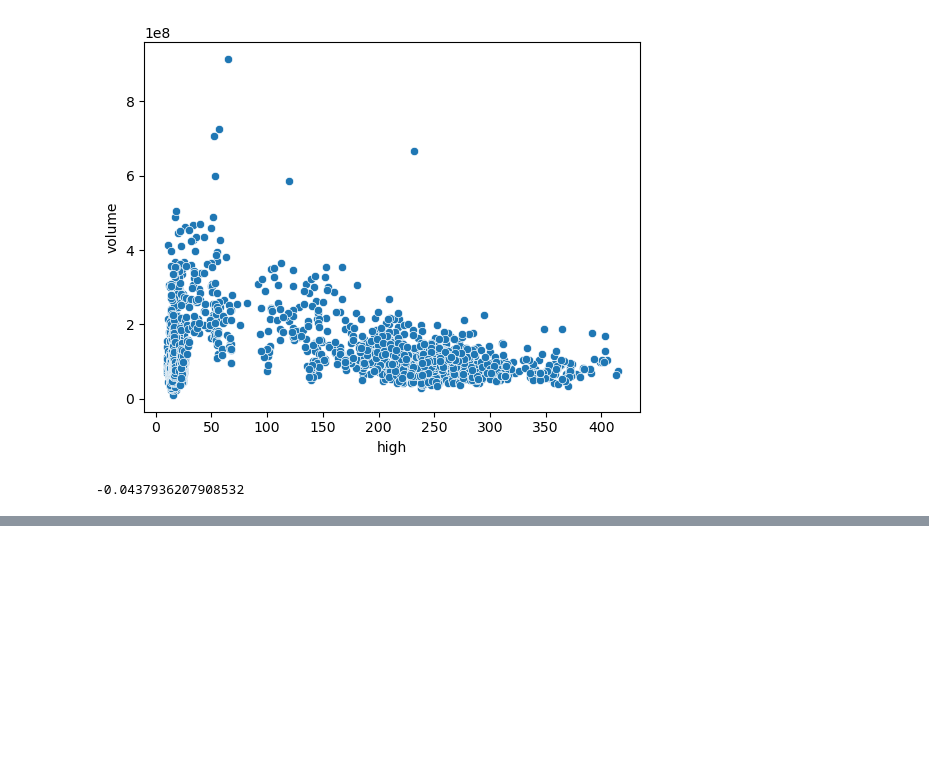
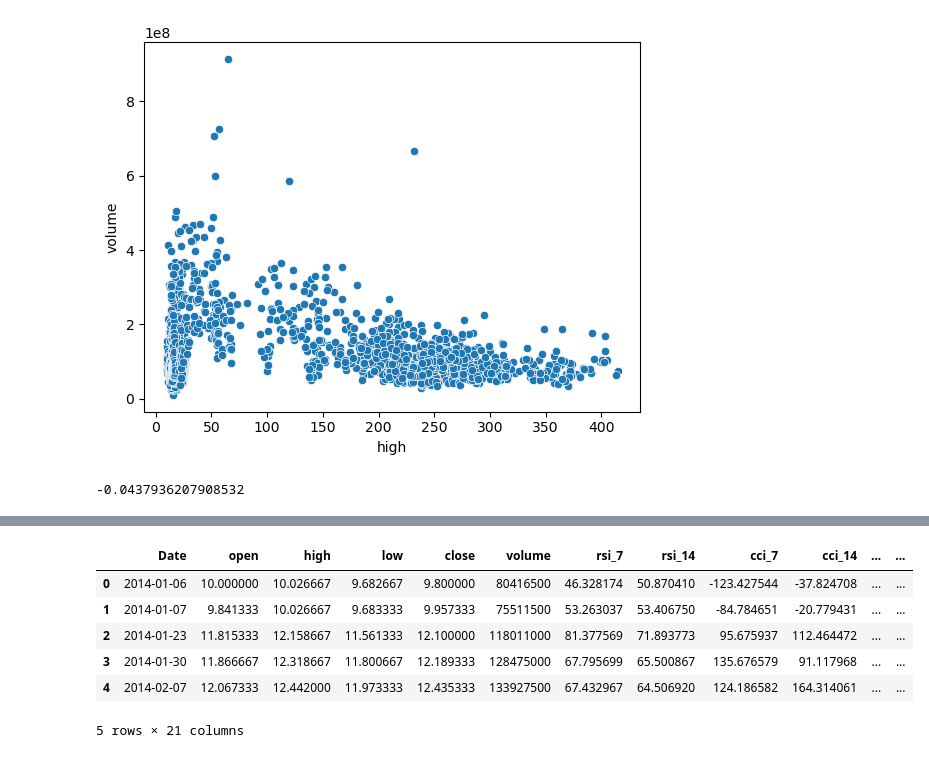
Before and after one commit to CrunchySweet/AI, a Jupyter notebook: Semester1/Stocks/Tesla.ipynb, the cells around one changed output, grey strips where cells are left out. Cells and saved outputs as stored; diff of their text form; code cells hidden in the pictures; blank space fills up the shorter version.

```diff
--- a/Semester1/Stocks/Tesla.ipynb
+++ b/Semester1/Stocks/Tesla.ipynb
@@ -42,0 +62,10 @@ df["volume"].corr(df['high'])
+# %%
+merged_tsla.head()
+# %% [output]
+|  | Date | open | high | low | close | volume | rsi_7 | rsi_14 | cci_7 | cci_14 | ... | ... |
+| 0 | 2014-01-06 | 10.000000 | 10.026667 | 9.682667 | 9.800000 | 80416500 | 46.328174 | 50.870410 | -123.427544 | -37.824708 | ... | ... |
+| 1 | 2014-01-07 | 9.841333 | 10.026667 | 9.683333 | 9.957333 | 75511500 | 53.263037 | 53.406750 | -84.784651 | -20.779431 | ... | ... |
+| 2 | 2014-01-23 | 11.815333 | 12.158667 | 11.561333 | 12.100000 | 118011000 | 81.377569 | 71.893773 | 95.675937 | 112.464472 | ... | ... |
+| 3 | 2014-01-30 | 11.866667 | 12.318667 | 11.800667 | 12.189333 | 128475000 | 67.795699 | 65.500867 | 135.676579 | 91.117968 | ... | ... |
+| 4 | 2014-02-07 | 12.067333 | 12.442000 | 11.973333 | 12.435333 | 133927500 | 67.432967 | 64.506920 | 124.186582 | 164.314061 | ... | ... |
+5 rows × 21 columns
```
Also changed, not shown: parts of 8 cells of this notebook, 1 other file.
